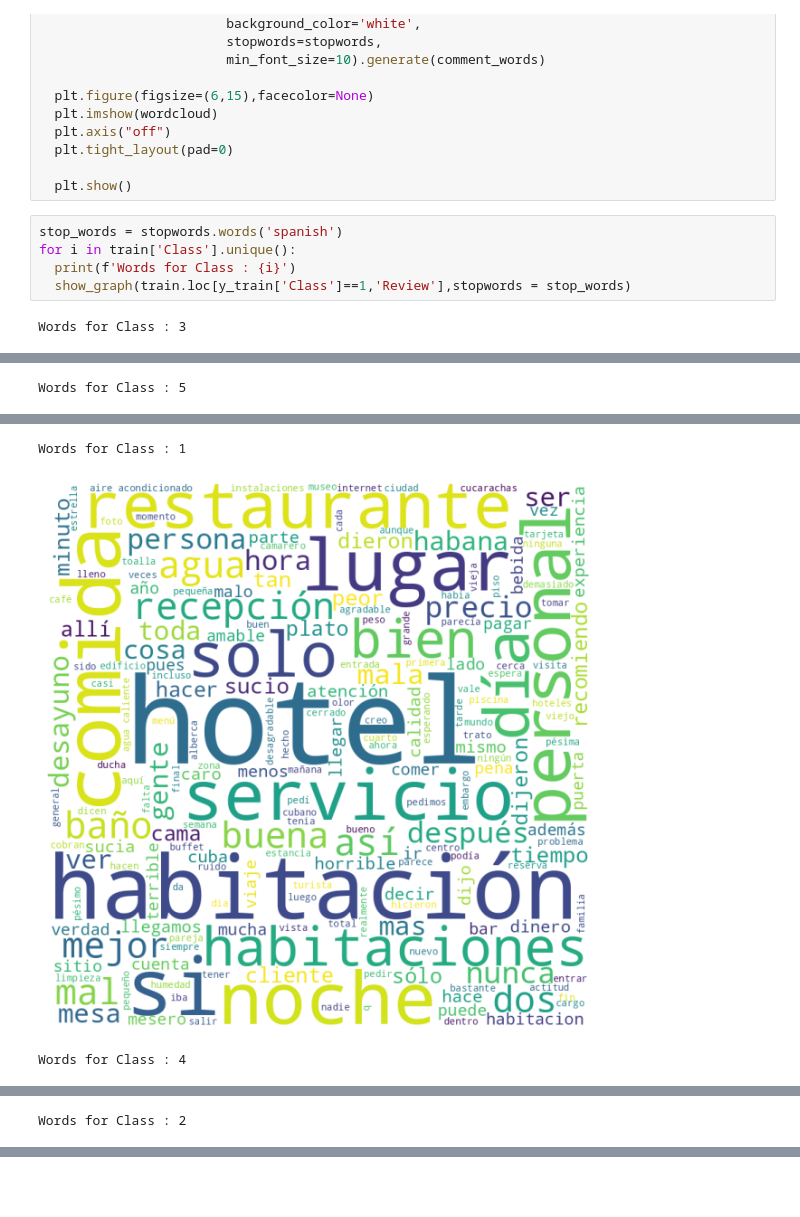
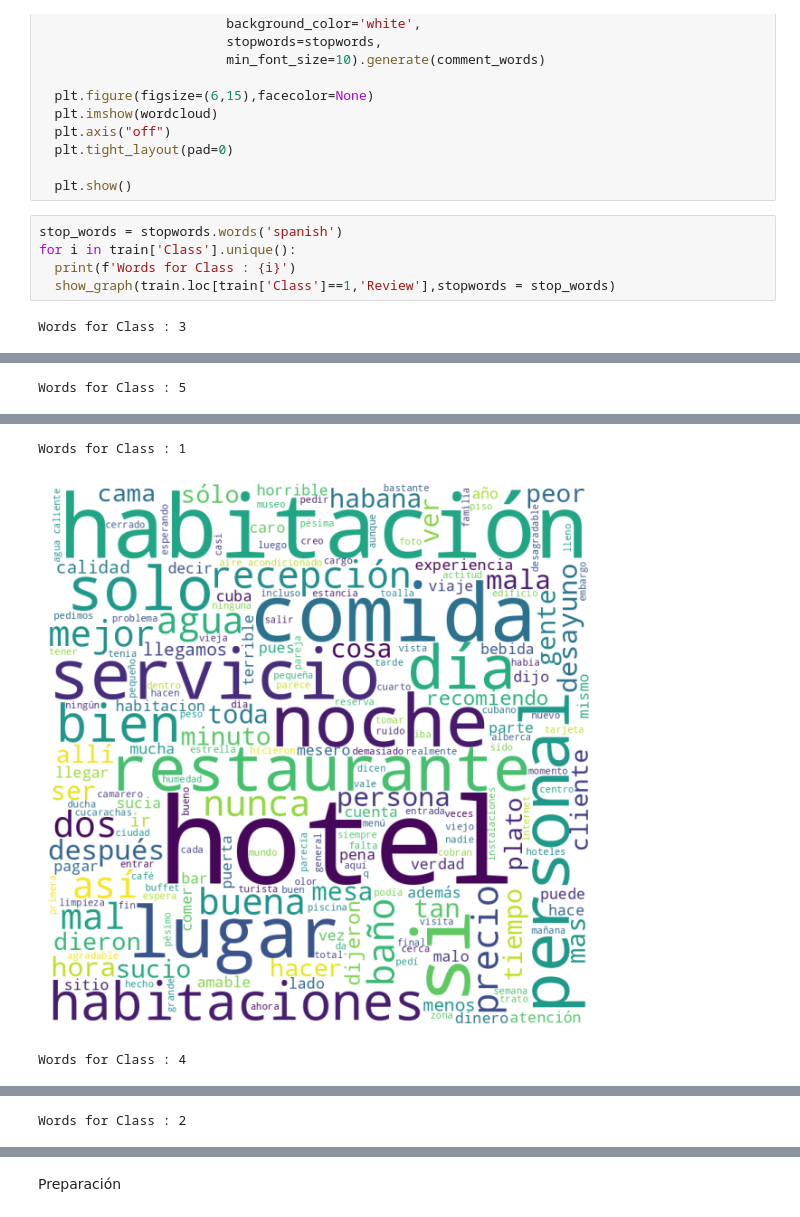
Before and after one commit to Feru34/Trabajos-BI, a Jupyter notebook: Proyecto_Analítica_de_textos.ipynb, the cells around one changed output, grey strips where cells are left out. Cells and saved outputs as stored; diff of their text form; blank space fills up the shorter version.

```diff
--- a/Proyecto_Analítica_de_textos.ipynb
+++ b/Proyecto_Analítica_de_textos.ipynb
@@ -433,6 +433,6 @@ def show_graph(words, stopwords):
 stop_words = stopwords.words('spanish')
 for i in train['Class'].unique():
   print(f'Words for Class : {i}')
-  show_graph(train.loc[y_train['Class']==1,'Review'],stopwords = stop_words)
+  show_graph(train.loc[train['Class']==1,'Review'],stopwords = stop_words)
 # %% [output]
 Words for Class : 3
@@ -442,3 +442,3 @@ Words for Class : 5
 Words for Class : 1
-[figure, old version]
+[figure, new version]
 Words for Class : 4
@@ -447,0 +448,2 @@ Words for Class : 2
+# %% [markdown]
+Preparación
```
Also changed, not shown: parts of 22 cells of this notebook.
